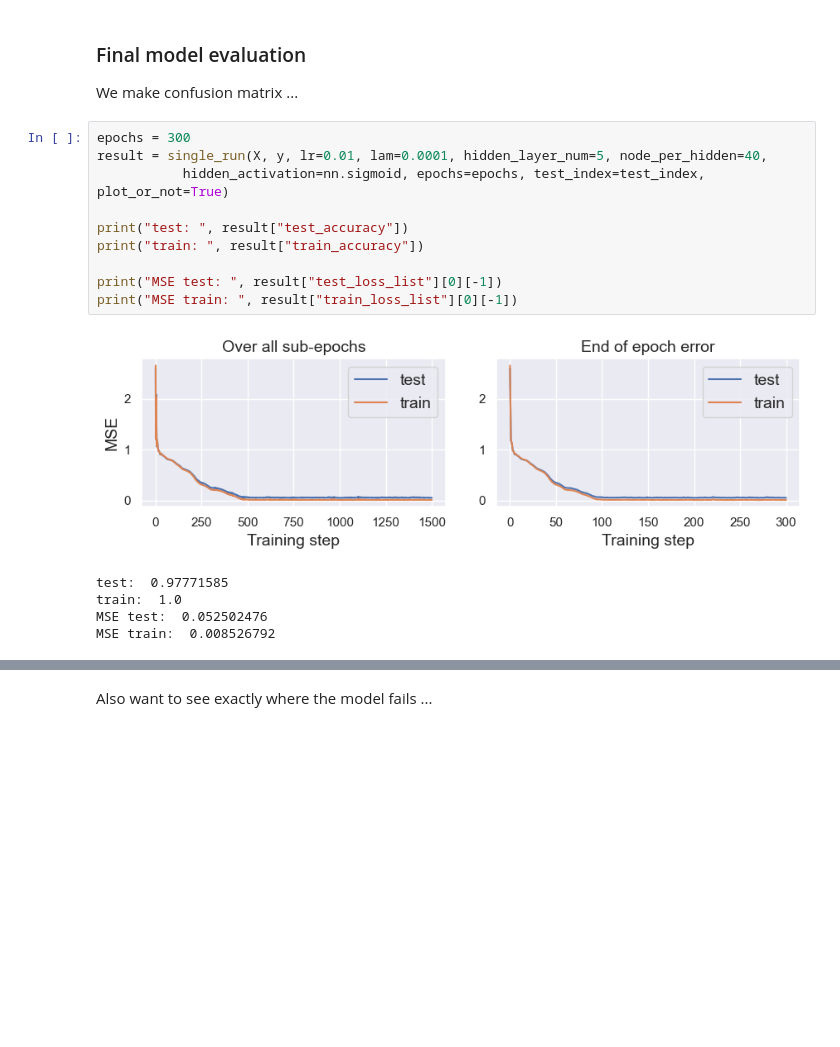
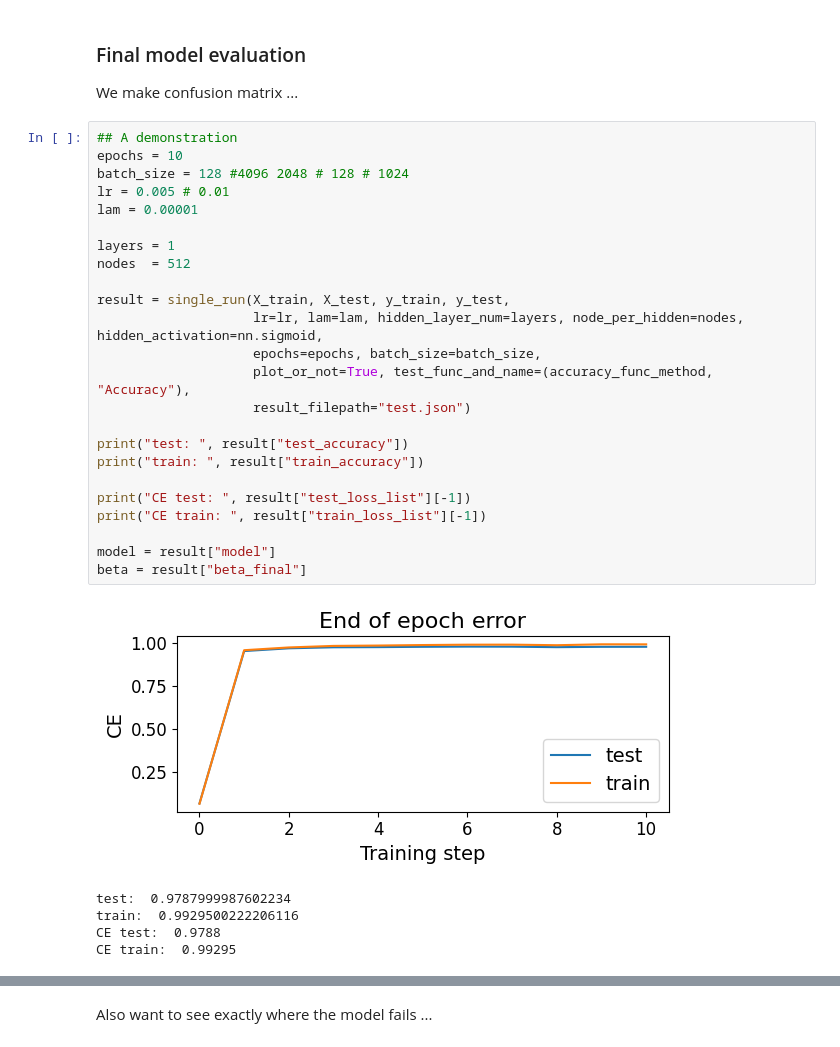
Before and after one commit to jonatanwins/Project3_FYS_STK4155, a Jupyter notebook: Runs/b_neural.ipynb, the cells around one changed output, grey strips where cells are left out. Saved outputs shown, nothing was run; the diff lists cells and outputs as text; blank space fills up the shorter version.

```diff
--- a/Runs/b_neural.ipynb
+++ b/Runs/b_neural.ipynb
@@ -278,18 +288,32 @@ KeyboardInterrupt:
 
 We make confusion matrix ...
 # %%
-epochs = 300
-result = single_run(X, y, lr=0.01, lam=0.0001, hidden_layer_num=5, node_per_hidden=40,
-           hidden_activation=nn.sigmoid, epochs=epochs, test_index=test_index, plot_or_not=True)
+## A demonstration
+epochs = 10
+batch_size = 128 #4096 2048 # 128 # 1024
+lr = 0.005 # 0.01
+lam = 0.00001
+
+layers = 1
+nodes  = 512
+
+result = single_run(X_train, X_test, y_train, y_test,
+                    lr=lr, lam=lam, hidden_layer_num=layers, node_per_hidden=nodes, hidden_activation=nn.sigmoid,
+                    epochs=epochs, batch_size=batch_size,
+                    plot_or_not=True, test_func_and_name=(accuracy_func_method, "Accuracy"),
+                    result_filepath="test.json")
 
 print("test: ", result["test_accuracy"])
 print("train: ", result["train_accuracy"])
 
-print("MSE test: ", result["test_loss_list"][0][-1])
-print("MSE train: ", result["train_loss_list"][0][-1])
+print("CE test: ", result["test_loss_list"][-1])
+print("CE train: ", result["train_loss_list"][-1])
+
+model = result["model"]
+beta = result["beta_final"]
 # %% [output]
-[figure, old version]
+[figure, new version]
-test:  0.97771585
-train:  1.0
-MSE test:  0.052502476
-MSE train:  0.008526792
+test:  0.9787999987602234
+train:  0.9929500222206116
+CE test:  0.9788
+CE train:  0.99295
```
Also changed, not shown: parts of 6 cells of this notebook, 3 other files.
